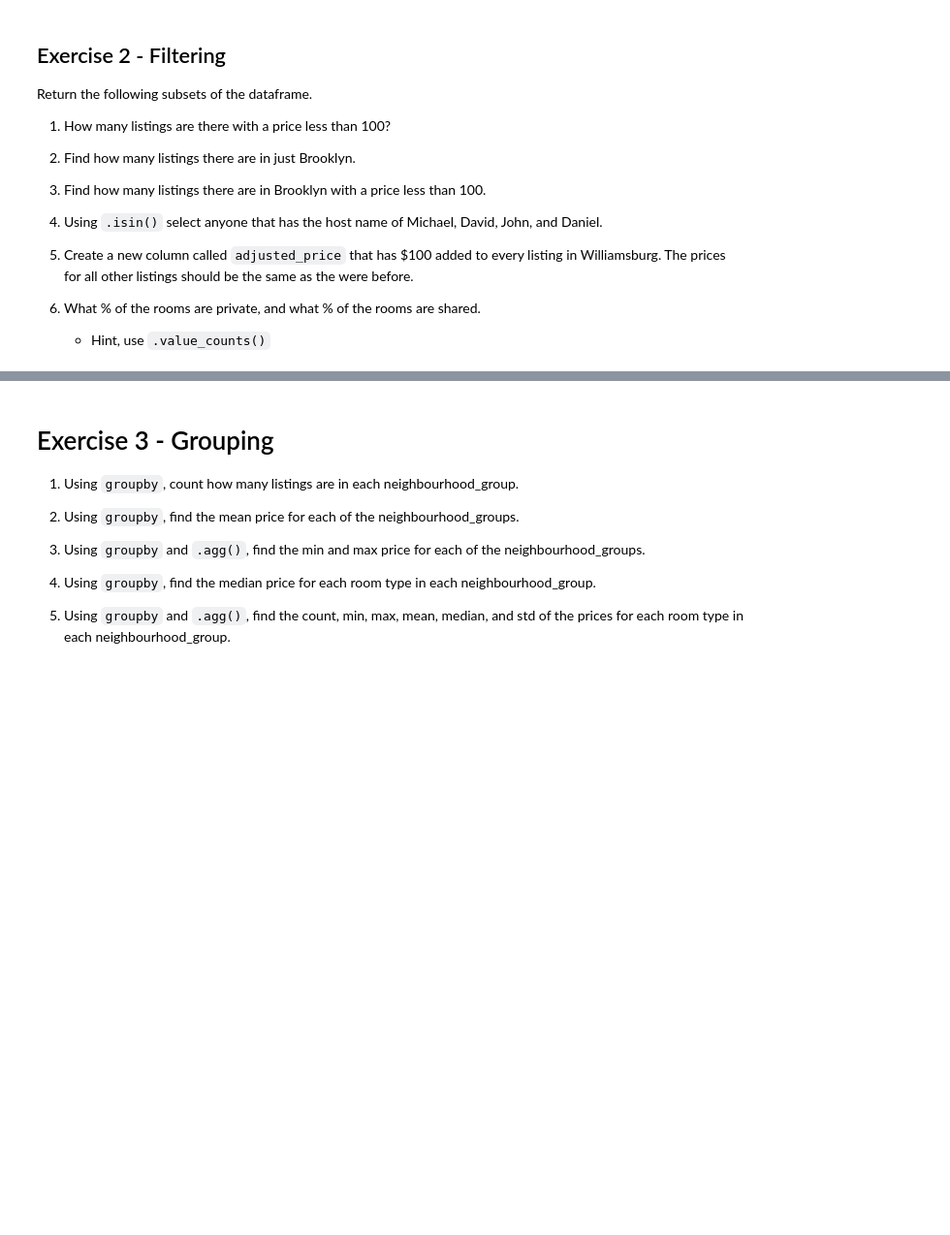
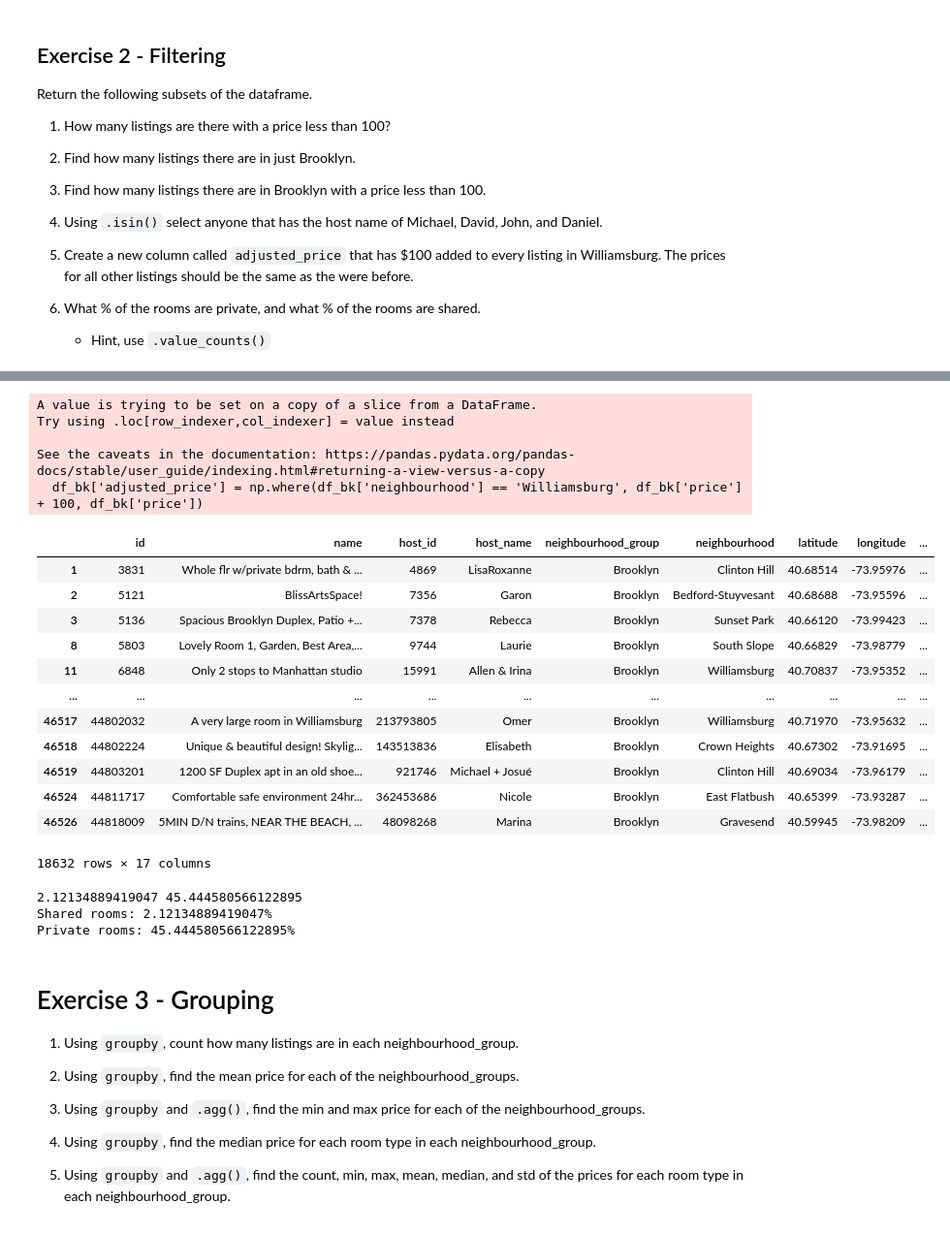
Before and after one commit to QuodFinis/2024-DS-Fri-630, a Jupyter notebook: Week-01-Pandas/Exercise-MH.ipynb, the cells around one changed output, grey strips where cells are left out. Shown at 97% size. Cells and saved outputs as stored; diff of their text form; code cells hidden in the pictures; blank space fills up the shorter version.

```diff
--- a/Week-01-Pandas/Exercise-MH.ipynb
+++ b/Week-01-Pandas/Exercise-MH.ipynb
@@ -49,3 +99,26 @@ Return the following subsets of the dataframe.
 # %%
 # 5. Create a new column called `adjusted_price` that has $100 added to every listing in Williamsburg.
 # The prices for all other listings should be the same as the were before.
+
+df_bk['adjusted_price'] = np.where(df_bk['neighbourhood'] == 'Williamsburg', df_bk['price'] + 100, df_bk['price'])
+df_bk
+# create new column by assigning the name to data frame where neighborhood is williamsburg with price + 100 if true else price
+# %% [output]
+A value is trying to be set on a copy of a slice from a DataFrame.
+Try using .loc[row_indexer,col_indexer] = value instead
+
+See the caveats in the documentation: https://pandas.pydata.org/pandas-docs/stable/user_guide/indexing.html#returning-a-view-versus-a-copy
+  df_bk['adjusted_price'] = np.where(df_bk['neighbourhood'] == 'Williamsburg', df_bk['price'] + 100, df_bk['price'])
+|  | id | name | host_id | host_name | neighbourhood_group | neighbourhood | latitude | longitude | ... |
+| 1 | 3831 | Whole flr w/private bdrm, bath & ... | 4869 | LisaRoxanne | Brooklyn | Clinton Hill | 40.68514 | -73.95976 | ... |
+| 2 | 5121 | BlissArtsSpace! | 7356 | Garon | Brooklyn | Bedford-Stuyvesant | 40.68688 | -73.95596 | ... |
+| 3 | 5136 | Spacious Brooklyn Duplex, Patio +... | 7378 | Rebecca | Brooklyn | Sunset Park | 40.66120 | -73.99423 | ... |
+| 8 | 5803 | Lovely Room 1, Garden, Best Area,... | 9744 | Laurie | Brooklyn | South Slope | 40.66829 | -73.98779 | ... |
+| 11 | 6848 | Only 2 stops to Manhattan studio | 15991 | Allen & Irina | Brooklyn | Williamsburg | 40.70837 | -73.95352 | ... |
+| ... | ... | ... | ... | ... | ... | ... | ... | ... | ... |
+| 46517 | 44802032 | A very large room in Williamsburg | 213793805 | Omer | Brooklyn | Williamsburg | 40.71970 | -73.95632 | ... |
+| 46518 | 44802224 | Unique & beautiful design! Skylig... | 143513836 | Elisabeth | Brooklyn | Crown Heights | 40.67302 | -73.91695 | ... |
+| 46519 | 44803201 | 1200 SF Duplex apt in an old shoe... | 921746 | Michael + Josué | Brooklyn | Clinton Hill | 40.69034 | -73.96179 | ... |
+| 46524 | 44811717 | Comfortable safe environment 24hr... | 362453686 | Nicole | Brooklyn | East Flatbush | 40.65399 | -73.93287 | ... |
+| 46526 | 44818009 | 5MIN D/N trains, NEAR THE BEACH, ... | 48098268 | Marina | Brooklyn | Gravesend | 40.59945 | -73.98209 | ... |
+18632 rows × 17 columns
@@ -54,3 +125,20 @@ Return the following subsets of the dataframe.
+# %%
+# 6. What % of the rooms are private, and what % of the rooms are shared.
+
+print((data['room_type'] == 'Shared room').sum()/len(data) * 100, (data['room_type'] == 'Private room').sum()/len(data) * 100)
+# sum counts the number of true values (1) in the resulting series and sum will sum those true values
+
+total_rooms = len(data)
+shared_rooms_percentage = (data['room_type'].value_counts()['Shared room'] / total_rooms) * 100
+private_rooms_percentage = (data['room_type'].value_counts()['Private room'] / total_rooms) * 100
+
+print(f"Shared rooms: {shared_rooms_percentage}%")
+print(f"Private rooms: {private_rooms_percentage}%")
+# can also use the value counts which will count the unique values of room type in indexing shared room will give us that count
+# %% [output]
+2.12134889419047 45.444580566122895
+Shared rooms: 2.12134889419047%
+Private rooms: 45.444580566122895%
 # %% [markdown]
 # Exercise 3 - Grouping
 
```
Also changed, not shown: parts of 19 cells of this notebook.
